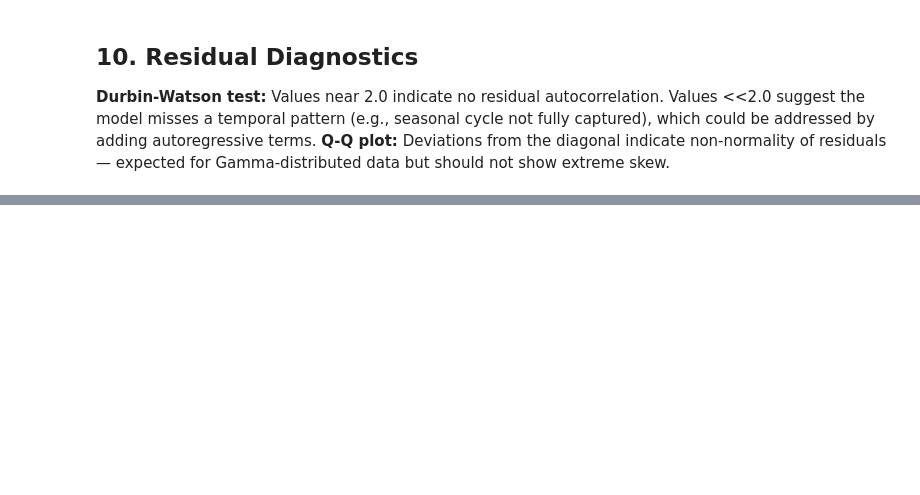
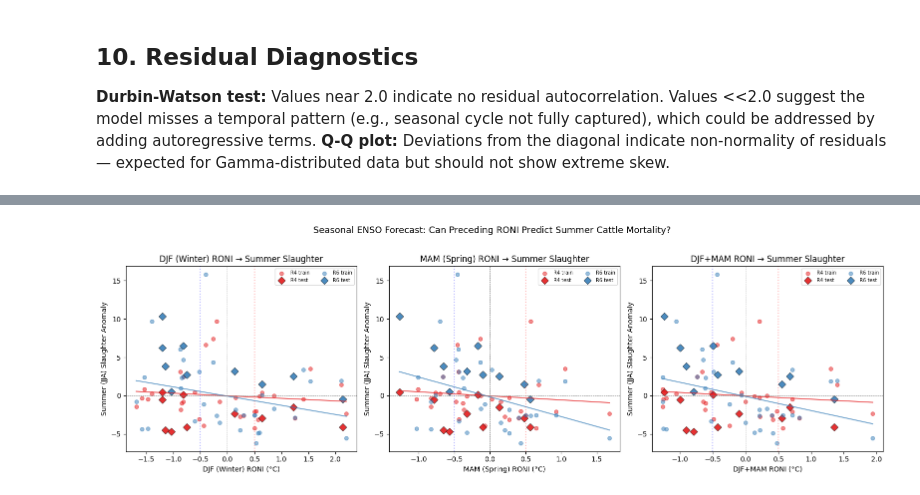
Before and after one commit to kyle-lesinger/livestock-heat-merra2, a Jupyter notebook: notebooks/03_analysis/paper_03_predictive_modeling.ipynb, the cells around one changed output, grey strips where cells are left out. Cells and saved outputs as stored; diff of their text form; code cells hidden in the pictures; blank space fills up the shorter version.

```diff
--- a/notebooks/03_analysis/paper_03_predictive_modeling.ipynb
+++ b/notebooks/03_analysis/paper_03_predictive_modeling.ipynb
@@ -1043,0 +1444,42 @@ factors not captured by MERRA-2 climate data.
+# %%
+# --- Visualization ---
+fig, axes = plt.subplots(1, 3, figsize=(16, 5))
+
+colors = {'R4': '#E41A1C', 'R6': '#377EB8'}
+
+for ax, (roni_col, label) in zip(axes, [('djf_roni', 'DJF (Winter)'),
+                                         ('mam_roni', 'MAM (Spring)'),
+                                         ('djf_mam_roni', 'DJF+MAM')]):
+    for region, color in [('region_4', '#E41A1C'), ('region_6', '#377EB8')]:
+        subset = seasonal_df[seasonal_df['region'] == region]
+        rlabel = region.replace('region_', 'R')
+
+        # Train/test markers
+        tr = subset[subset['year'] <= config.MODEL_TRAIN_END]
+        te = subset[subset['year'] >= config.MODEL_TEST_START]
+
+        ax.scatter(tr[roni_col], tr['summer_anomaly'], color=color, alpha=0.5, s=30, label=f'{rlabel} train')
+        ax.scatter(te[roni_col], te['summer_anomaly'], color=color, alpha=0.9, s=60,
+                   marker='D', edgecolors='black', linewidth=0.5, label=f'{rlabel} test')
+
+        # Regression line (fit on training data)
+        slope, intercept, r, p, se = scipy_stats.linregress(tr[roni_col], tr['summer_anomaly'])
+        x_range = np.linspace(subset[roni_col].min(), subset[roni_col].max(), 100)
+        ax.plot(x_range, slope * x_range + intercept, color=color, linewidth=1.5, alpha=0.7)
+
+    ax.axhline(0, color='gray', linewidth=0.5, linestyle='--')
+    ax.axvline(0, color='gray', linewidth=0.5, linestyle='--')
+    ax.axvline(0.5, color='red', linestyle=':', alpha=0.3)
+    ax.axvline(-0.5, color='blue', linestyle=':', alpha=0.3)
+    ax.set_xlabel(f'{label} RONI (°C)')
+    ax.set_ylabel('Summer (JJA) Slaughter Anomaly')
+    ax.set_title(f'{label} RONI → Summer Slaughter')
+    ax.legend(fontsize=7, ncol=2)
+
+plt.suptitle('Seasonal ENSO Forecast: Can Preceding RONI Predict Summer Cattle Mortality?',
+             fontsize=13, y=1.02)
+plt.tight_layout()
+plt.savefig(config.PAPER_FIGURES_DIR / 'roni_seasonal_forecast.png', dpi=150, bbox_inches='tight')
+plt.show()
+# %% [output]
+[figure, added]
```
Also changed, not shown: parts of 26 cells of this notebook, 32 other files.
